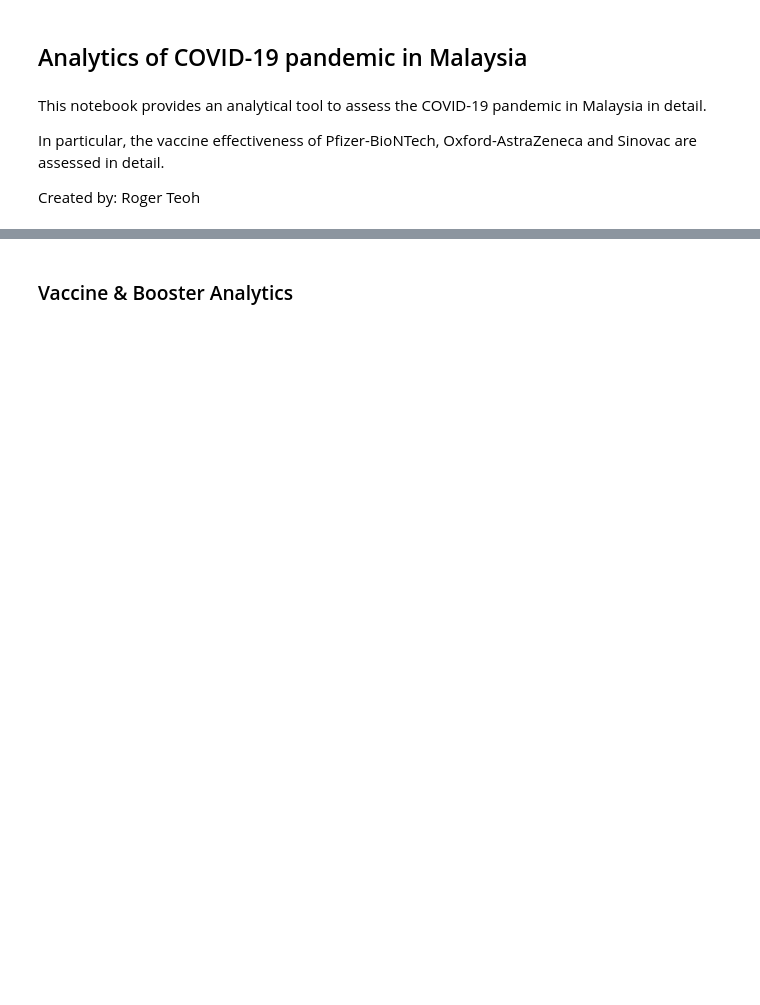
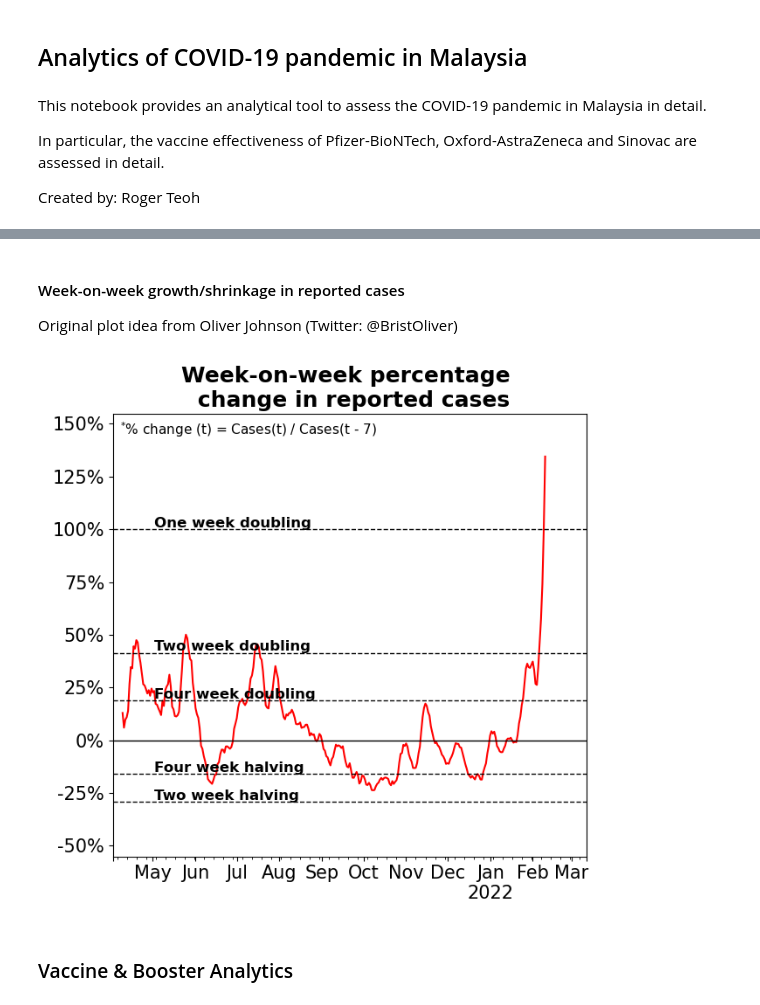
Before and after one commit to MoH-Malaysia/covid19-public, a Jupyter notebook: Malaysia COVID Statistics.ipynb, the cells around one changed output, grey strips where cells are left out. Cells and saved outputs as stored; diff of their text form; code cells hidden in the pictures; blank space fills up the shorter version.

```diff
--- a/Malaysia COVID Statistics.ipynb
+++ b/Malaysia COVID Statistics.ipynb
@@ -24,3 +33,11 @@ Text(0.5, 1.0, 'COVID-19 metrics as a % of their \n pre-Omicron peak values in A
+# %% [markdown]
+#### Week-on-week growth/shrinkage in reported cases
+
+Original plot idea from Oliver Johnson (Twitter: @BristOliver)
+# %%
+mys.plot_week_on_week_percentage_change_in_cases()
+# %% [output]
+[figure, added]
 # %% [markdown]
 ### Vaccine & Booster Analytics
 # %%
```
Also changed, not shown: parts of 9 cells of this notebook, 4 other files.
